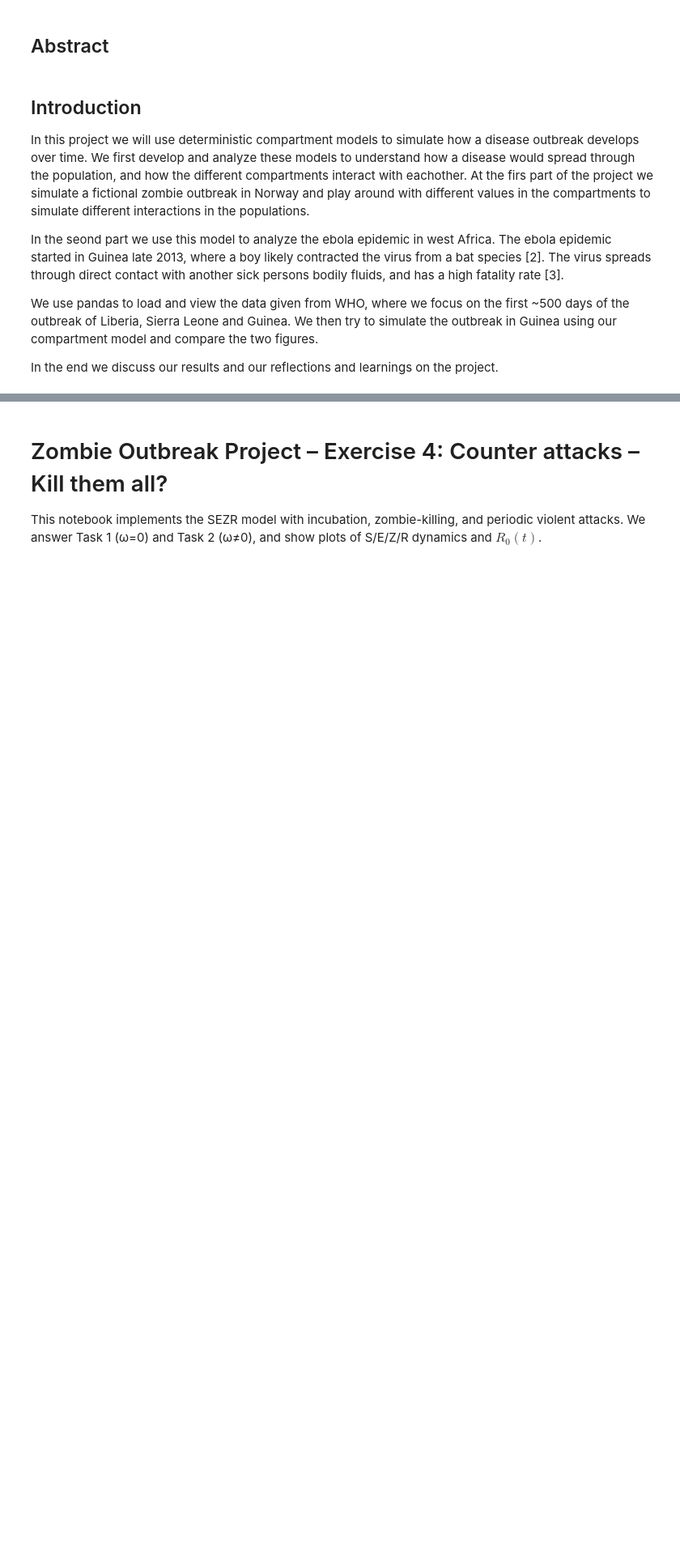
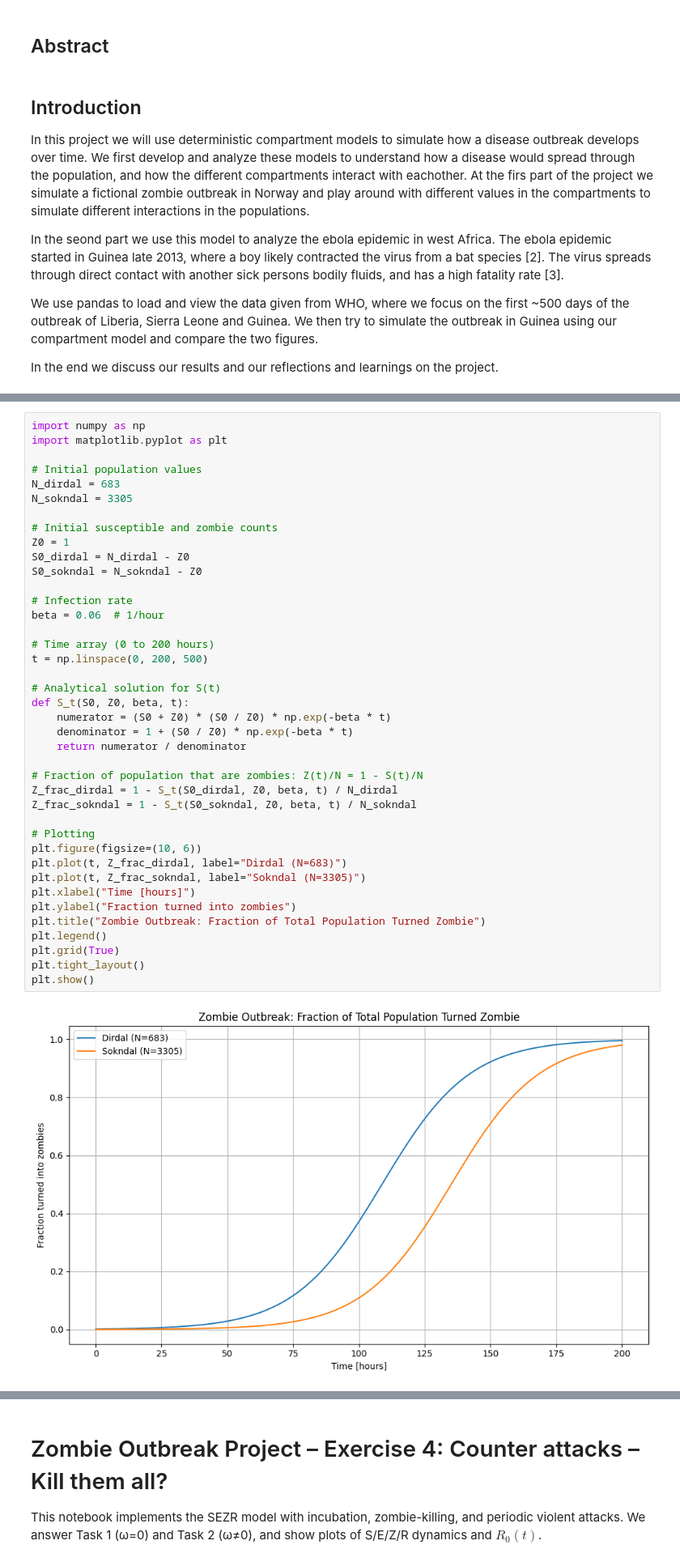
Before and after one commit to hoyes127/MOD300_Project_2, a Jupyter notebook: project2.ipynb, the cells around one changed output, grey strips where cells are left out. Shown at 81% size. Cells and saved outputs as stored; diff of their text form; blank space fills up the shorter version.

```diff
--- a/project2.ipynb
+++ b/project2.ipynb
@@ -15,0 +78,42 @@ In the end we discuss our results and our reflections and learnings on the proje
+# %%
+import numpy as np
+import matplotlib.pyplot as plt
+
+# Initial population values
+N_dirdal = 683
+N_sokndal = 3305
+
+# Initial susceptible and zombie counts
+Z0 = 1
+S0_dirdal = N_dirdal - Z0
+S0_sokndal = N_sokndal - Z0
+
+# Infection rate
+beta = 0.06  # 1/hour
+
+# Time array (0 to 200 hours)
+t = np.linspace(0, 200, 500)
+
+# Analytical solution for S(t)
+def S_t(S0, Z0, beta, t):
+    numerator = (S0 + Z0) * (S0 / Z0) * np.exp(-beta * t)
+    denominator = 1 + (S0 / Z0) * np.exp(-beta * t)
+    return numerator / denominator
+
+# Fraction of population that are zombies: Z(t)/N = 1 - S(t)/N
+Z_frac_dirdal = 1 - S_t(S0_dirdal, Z0, beta, t) / N_dirdal
+Z_frac_sokndal = 1 - S_t(S0_sokndal, Z0, beta, t) / N_sokndal
+
+# Plotting
+plt.figure(figsize=(10, 6))
+plt.plot(t, Z_frac_dirdal, label="Dirdal (N=683)")
+plt.plot(t, Z_frac_sokndal, label="Sokndal (N=3305)")
+plt.xlabel("Time [hours]")
+plt.ylabel("Fraction turned into zombies")
+plt.title("Zombie Outbreak: Fraction of Total Population Turned Zombie")
+plt.legend()
+plt.grid(True)
+plt.tight_layout()
+plt.show()
+# %% [output]
+[figure, added]
```
Also changed, not shown: parts of 30 cells of this notebook.
